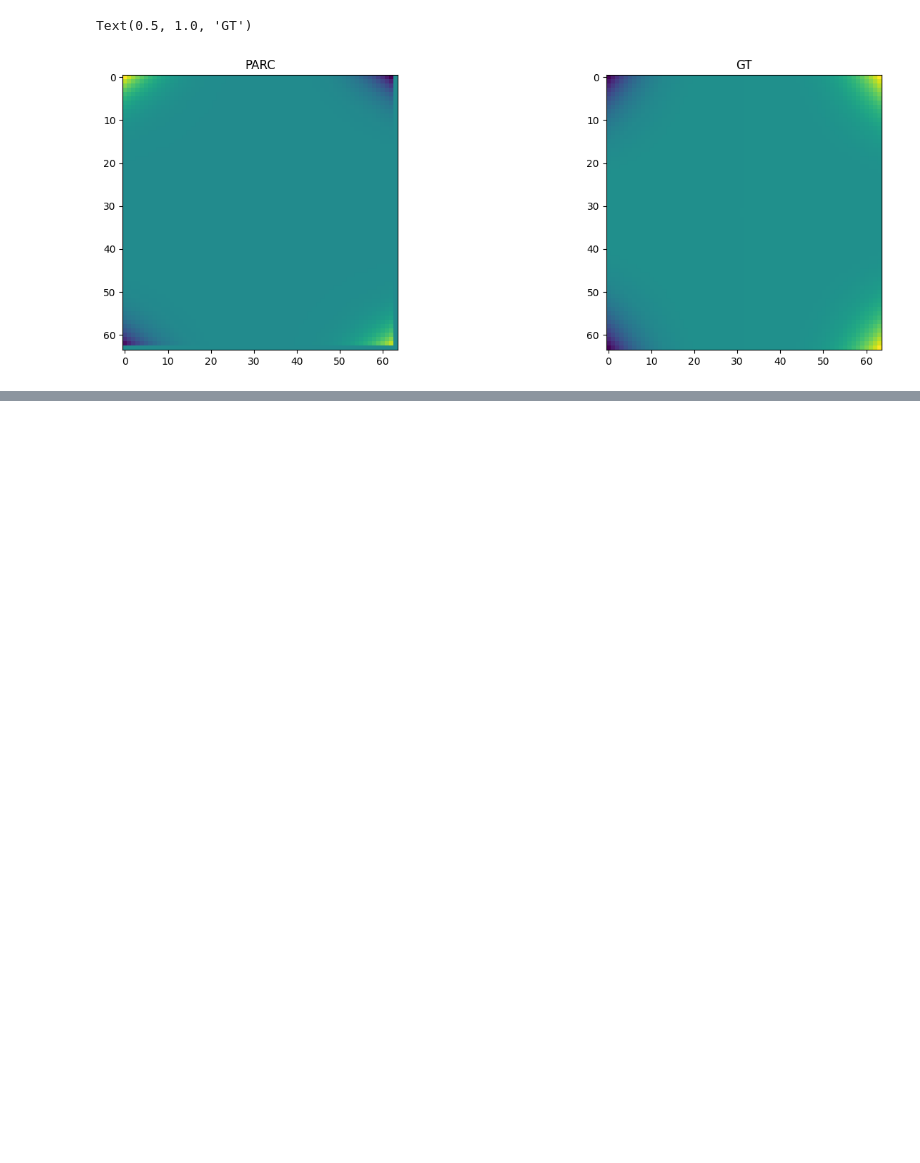
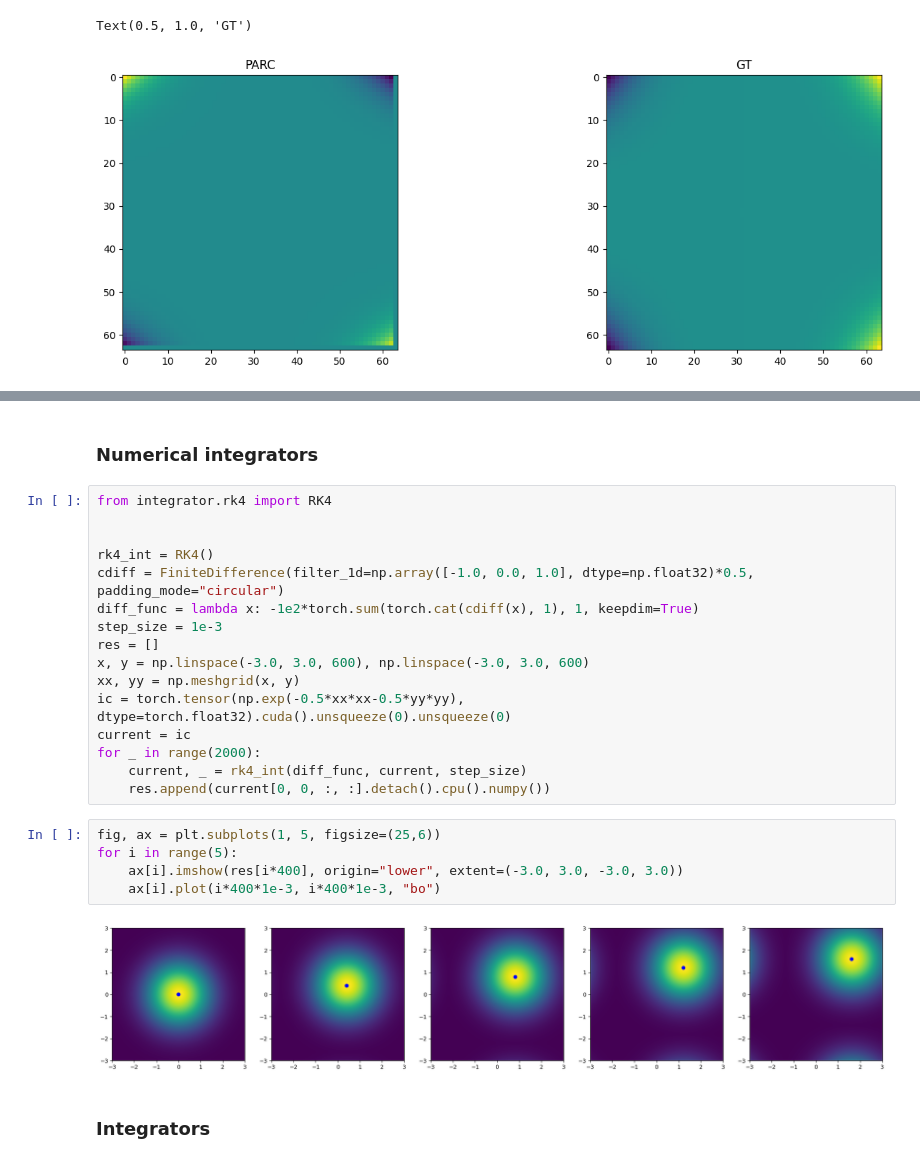
Before and after one commit to baeklab/PARCtorch, a Jupyter notebook: xinlun_testbook.ipynb, the cells around one changed output, grey strips where cells are left out. Drawn from its saved outputs; the diff is of its cells as text; blank space fills up the shorter version.

Commit message:
Bug fixes and testing for differentiator
Bug fixes and testing for numerical integrator

Rename folders and python files for consistency

```diff
--- a/xinlun_testbook.ipynb
+++ b/xinlun_testbook.ipynb
@@ -174,0 +542,27 @@ Text(0.5, 1.0, 'GT')
+# %% [markdown]
+### Numerical integrators
+# %%
+from integrator.rk4 import RK4
+
+
+rk4_int = RK4()
+cdiff = FiniteDifference(filter_1d=np.array([-1.0, 0.0, 1.0], dtype=np.float32)*0.5, padding_mode="circular")
+diff_func = lambda x: -1e2*torch.sum(torch.cat(cdiff(x), 1), 1, keepdim=True)
+step_size = 1e-3
+res = []
+x, y = np.linspace(-3.0, 3.0, 600), np.linspace(-3.0, 3.0, 600)
+xx, yy = np.meshgrid(x, y)
+ic = torch.tensor(np.exp(-0.5*xx*xx-0.5*yy*yy), dtype=torch.float32).cuda().unsqueeze(0).unsqueeze(0)
+current = ic
+for _ in range(2000):
+    current, _ = rk4_int(diff_func, current, step_size)
+    res.append(current[0, 0, :, :].detach().cpu().numpy())
+# %%
+fig, ax = plt.subplots(1, 5, figsize=(25,6))
+for i in range(5):
+    ax[i].imshow(res[i*400], origin="lower", extent=(-3.0, 3.0, -3.0, 3.0))
+    ax[i].plot(i*400*1e-3, i*400*1e-3, "bo")
+# %% [output]
+[figure, added]
+# %% [markdown]
+### Integrators
```
Also changed, not shown: parts of 27 cells of this notebook, 24 other files.
